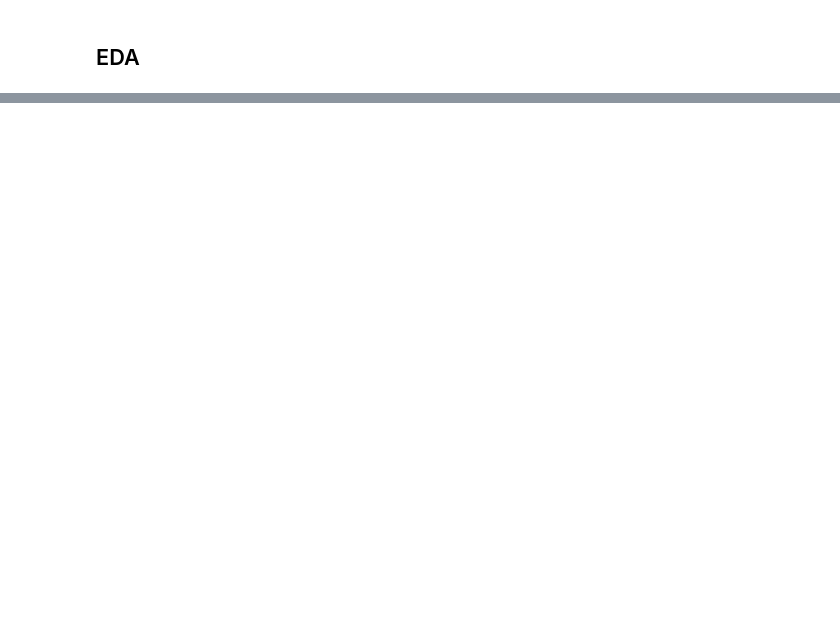
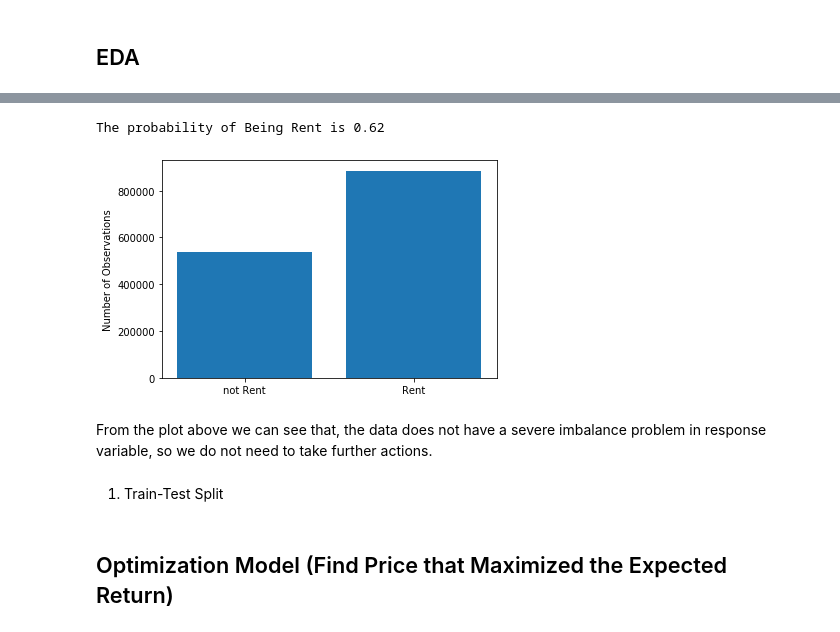
Before and after one commit to YimingXu1213/AirbnbPricing, a Jupyter notebook: Model/EDA_baselineModel.ipynb, the cells around one changed output, grey strips where cells are left out. Drawn from its saved outputs; the diff is of its cells as text; code cells hidden in the pictures; blank space fills up the shorter version.

Commit message:
EDA and data preparation for model

```diff
--- a/Model/EDA_baselineModel.ipynb
+++ b/Model/EDA_baselineModel.ipynb
@@ -80,0 +103,18 @@ df_listing
+# %%
+def classify_month(x):
+    if x in [5,6,7,8,9,10]:
+        return 'Peak'
+    elif x in[3,4,11]:
+        return 'Middle'
+    else:
+        return 'Slack'
+
+df_clean['peak_month'] = df_clean['month'].apply(classify_month)
+# %%
+# one-hot for categorical column (>= 3 categories)
+to_categorical = ['zipcode', 'property_type', 'room_type', 'bed_type', 'peak_month']
+
+
+df_final = pd.concat([df_clean, pd.get_dummies(df_clean[to_categorical],
+                                              prefix=['zipcode_', 'propertyType_', 'roomType_', 'bedType_', 'peakMonth_'],
+                                              drop_first=True)], axis = 1)
@@ -80,0 +123,3 @@ df_listing
+# %%
+X = df_final.drop(not_features, axis = 1)
+Y = df_final['unavailable']
@@ -80,0 +137,15 @@ df_listing
+# %%
+# Data Balance check
+plt.bar([1,2], [len(Y)-np.sum(Y), np.sum(Y)])
+plt.xticks([1,2], ['not Rent', 'Rent'])
+plt.ylabel('Number of Observations');
+print('The probability of Being Rent is {0:4.2f}'.format(np.sum(Y)/len(Y)))
+# %% [output]
+The probability of Being Rent is 0.62
+[figure, added]
+# %% [markdown]
+From the plot above we can see that, the data does not have a severe imbalance problem in response variable, so we do not need to take further actions.
+# %% [markdown]
+1. Train-Test Split
+# %% [markdown]
+## Optimization Model (Find Price that Maximized the Expected Return)
```
Also changed, not shown: parts of 29 cells of this notebook.
